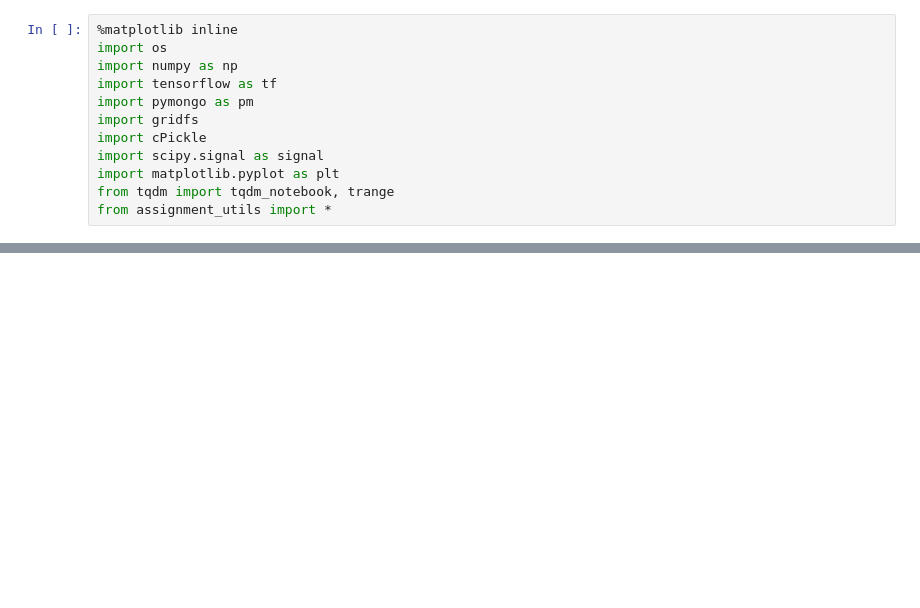
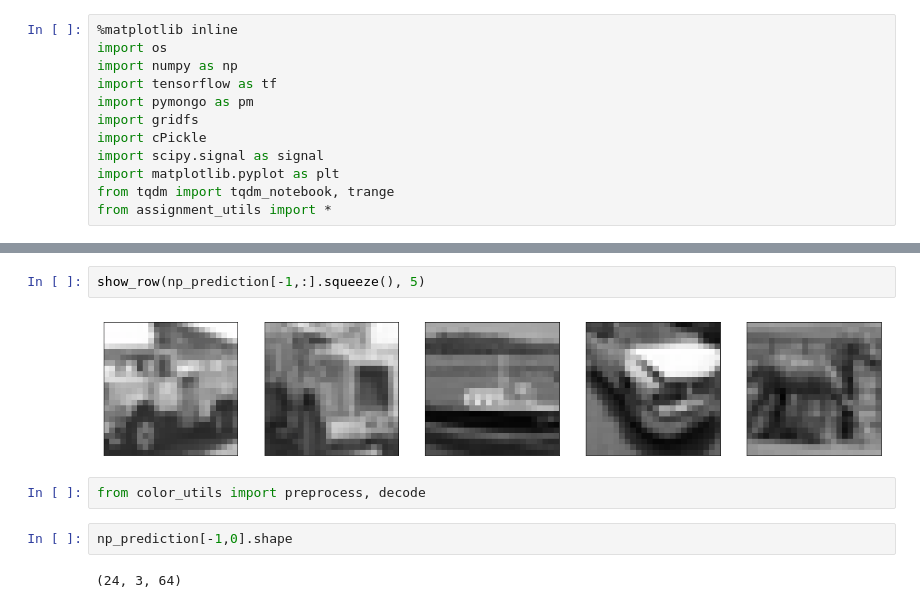
Before and after one commit to j-abc/cs375, a Jupyter notebook: 2017/assignment2/PollingBook.ipynb, the cells around one changed output, grey strips where cells are left out. Saved outputs shown, nothing was run; the diff lists cells and outputs as text; blank space fills up the shorter version.

```diff
--- a/2017/assignment2/PollingBook.ipynb
+++ b/2017/assignment2/PollingBook.ipynb
@@ -104,0 +81,10 @@ p22_training2(texp_id,coll)
+# %%
+show_row(np_prediction[-1,:].squeeze(), 5)
+# %% [output]
+[figure, added]
+# %%
+from color_utils import preprocess, decode
+# %%
+np_prediction[-1,0].shape
+# %% [output]
+(24, 3, 64)
```
Also changed, not shown: parts of 33 cells of this notebook, 4 other files.
